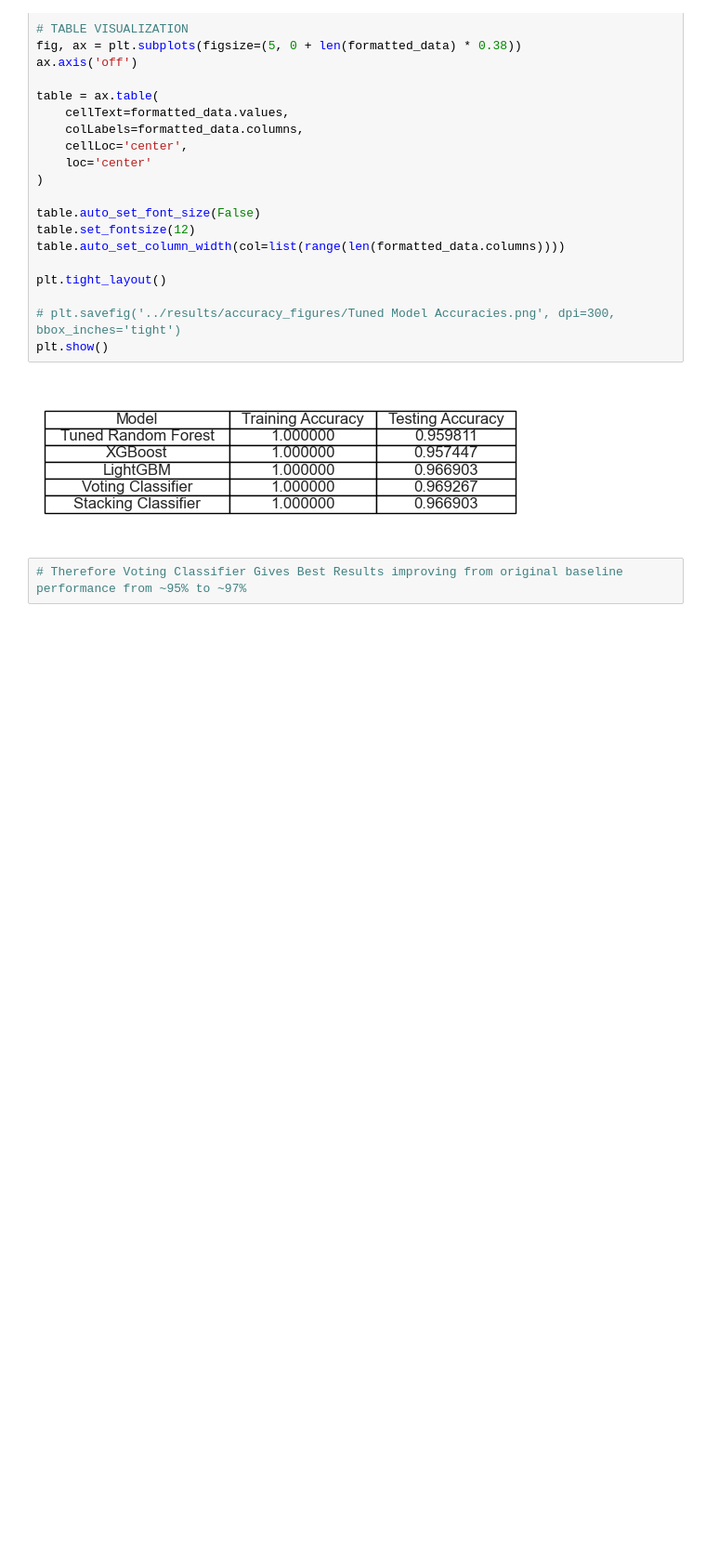
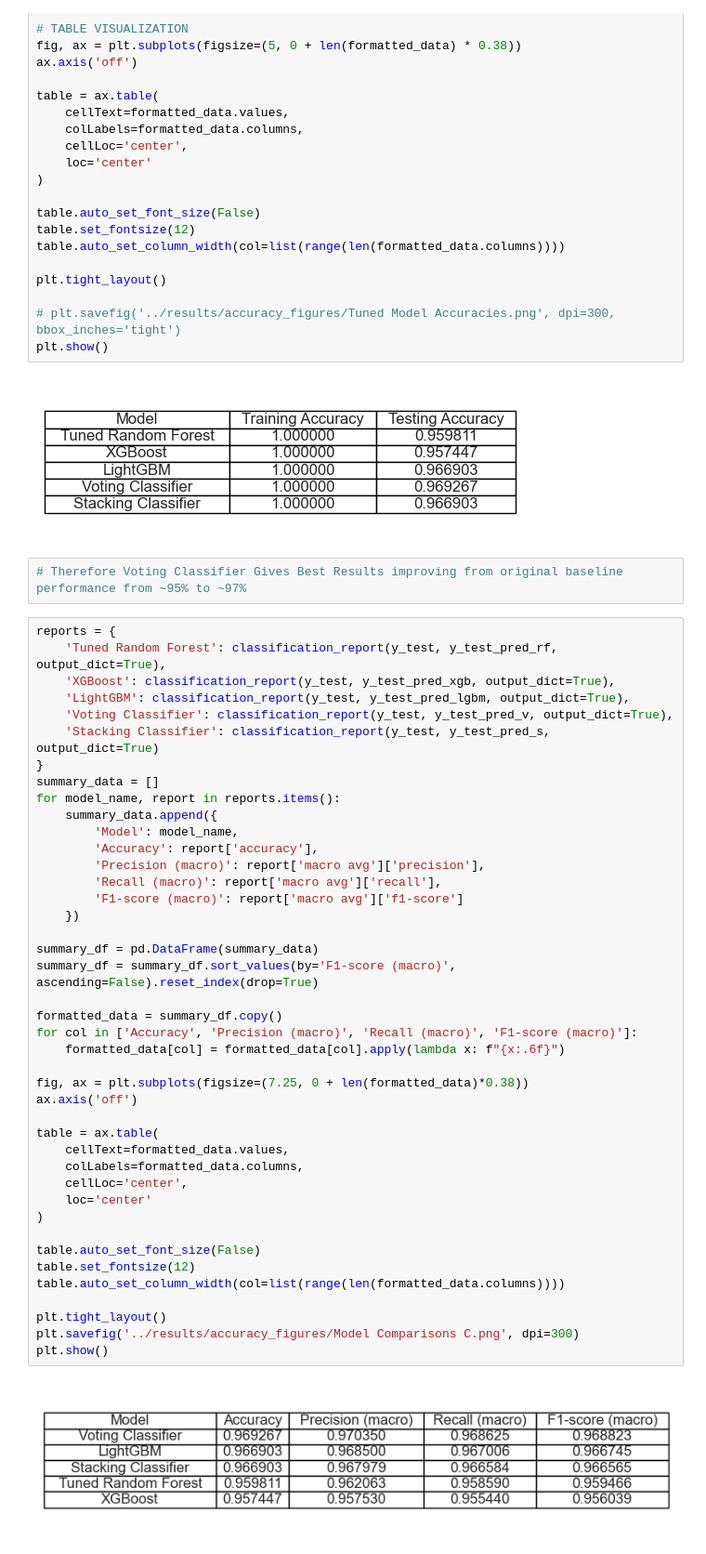
Before and after one commit to ratul-d/obesity-level-prediction, a Jupyter notebook: jupyter_notebooks/03_hyperparameter_tuning.ipynb, the cells around one changed output. Shown at 93% size. Cells and saved outputs as stored; diff of their text form; blank space fills up the shorter version.

Commit message:
add detailed results for tuned,ensemble and boosting models

```diff
--- a/jupyter_notebooks/03_hyperparameter_tuning.ipynb
+++ b/jupyter_notebooks/03_hyperparameter_tuning.ipynb
@@ -666,3 +666,47 @@ plt.show()
 [figure]
 # %%
 # Therefore Voting Classifier Gives Best Results improving from original baseline performance from ~95% to ~97%
+# %%
+reports = {
+    'Tuned Random Forest': classification_report(y_test, y_test_pred_rf, output_dict=True),
+    'XGBoost': classification_report(y_test, y_test_pred_xgb, output_dict=True),
+    'LightGBM': classification_report(y_test, y_test_pred_lgbm, output_dict=True),
+    'Voting Classifier': classification_report(y_test, y_test_pred_v, output_dict=True),
+    'Stacking Classifier': classification_report(y_test, y_test_pred_s, output_dict=True)
+}
+summary_data = []
+for model_name, report in reports.items():
+    summary_data.append({
+        'Model': model_name,
+        'Accuracy': report['accuracy'],
+        'Precision (macro)': report['macro avg']['precision'],
+        'Recall (macro)': report['macro avg']['recall'],
+        'F1-score (macro)': report['macro avg']['f1-score']
+    })
+
+summary_df = pd.DataFrame(summary_data)
+summary_df = summary_df.sort_values(by='F1-score (macro)', ascending=False).reset_index(drop=True)
+
+formatted_data = summary_df.copy()
+for col in ['Accuracy', 'Precision (macro)', 'Recall (macro)', 'F1-score (macro)']:
+    formatted_data[col] = formatted_data[col].apply(lambda x: f"{x:.6f}")
+
+fig, ax = plt.subplots(figsize=(7.25, 0 + len(formatted_data)*0.38))
+ax.axis('off')
+
+table = ax.table(
+    cellText=formatted_data.values,
+    colLabels=formatted_data.columns,
+    cellLoc='center',
+    loc='center'
+)
+
+table.auto_set_font_size(False)
+table.set_fontsize(12)
+table.auto_set_column_width(col=list(range(len(formatted_data.columns))))
+
+plt.tight_layout()
+plt.savefig('../results/accuracy_figures/Model Comparisons C.png', dpi=300)
+plt.show()
+# %% [output]
+[figure, added]
```
Also changed, not shown: parts of 7 cells of this notebook, 5 other files.
